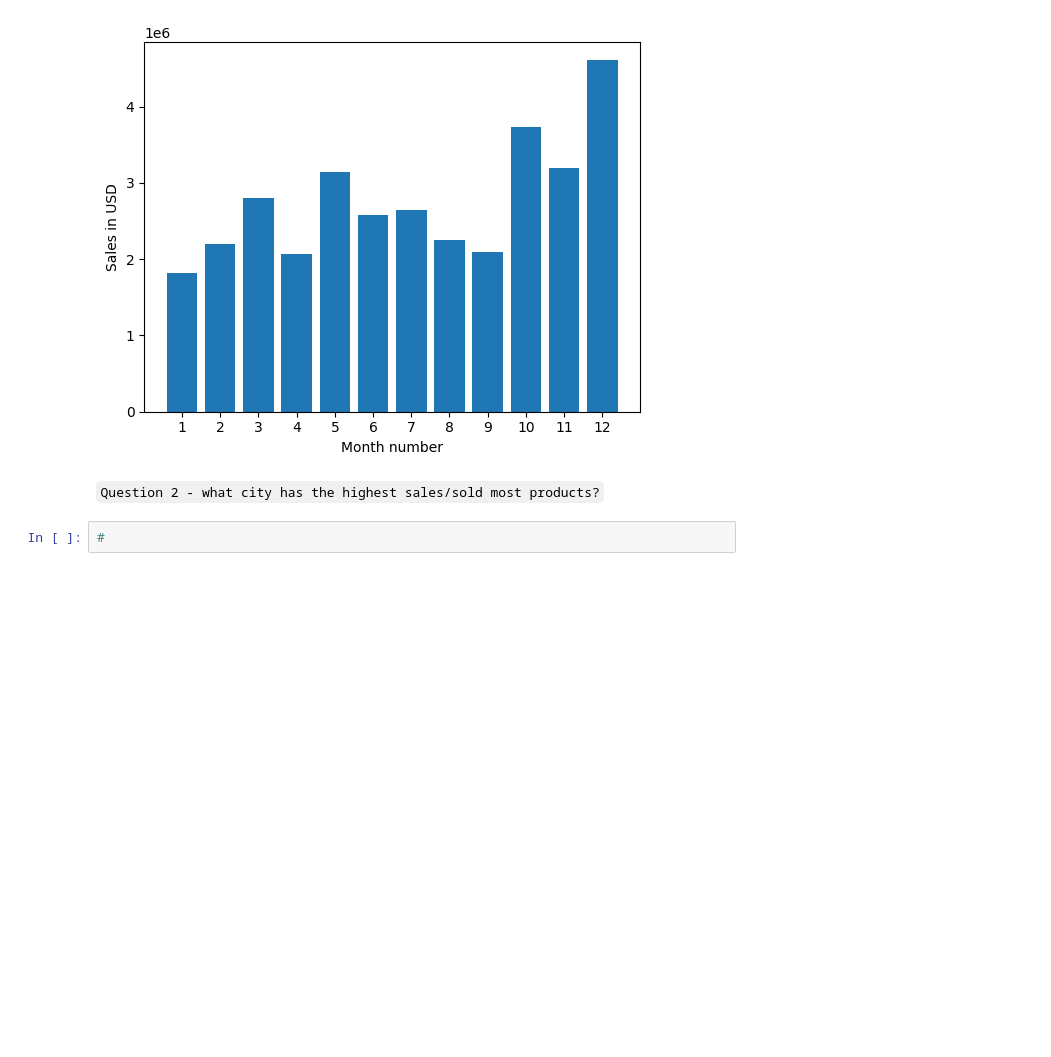
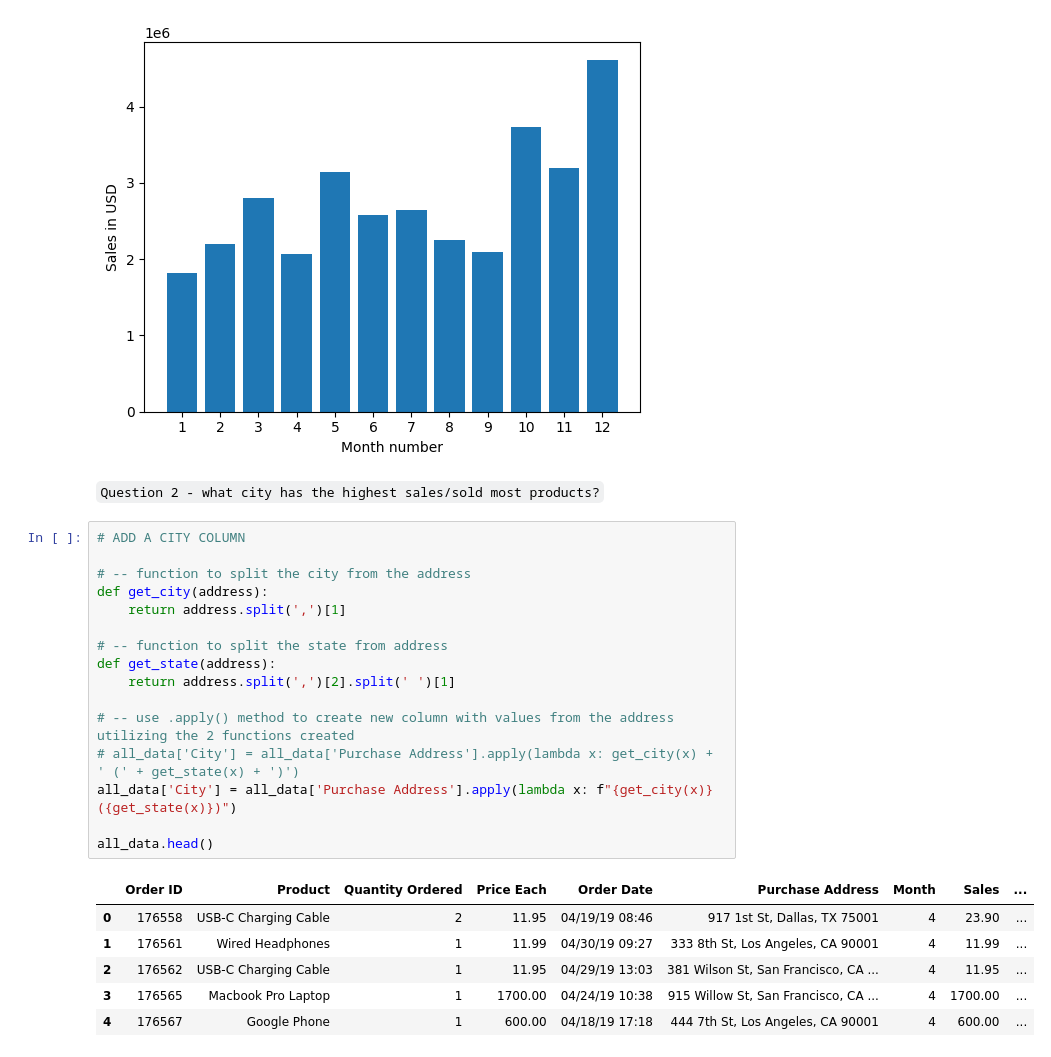
Before and after one commit to marvinraj/all-ai, a Jupyter notebook: all-pandas/projects/real-world-data-science-tasks/analysis.ipynb, the cells around one changed output. Drawn from its saved outputs; the diff is of its cells as text; blank space fills up the shorter version.

```diff
--- a/all-pandas/projects/real-world-data-science-tasks/analysis.ipynb
+++ b/all-pandas/projects/real-world-data-science-tasks/analysis.ipynb
@@ -150,5 +151,26 @@ plt.show()
 [figure]
 # %% [markdown]
 `Question 2 - what city has the highest sales/sold most products?`
-# %%
-#
+# %%
+# ADD A CITY COLUMN
+
+# -- function to split the city from the address
+def get_city(address):
+    return address.split(',')[1]
+
+# -- function to split the state from address
+def get_state(address):
+    return address.split(',')[2].split(' ')[1]
+
+# -- use .apply() method to create new column with values from the address utilizing the 2 functions created
+# all_data['City'] = all_data['Purchase Address'].apply(lambda x: get_city(x) + ' (' + get_state(x) + ')')
+all_data['City'] = all_data['Purchase Address'].apply(lambda x: f"{get_city(x)} ({get_state(x)})")
+
+all_data.head()
+# %% [output]
+|  | Order ID | Product | Quantity Ordered | Price Each | Order Date | Purchase Address | Month | Sales | ... |
+| 0 | 176558 | USB-C Charging Cable | 2 | 11.95 | 04/19/19 08:46 | 917 1st St, Dallas, TX 75001 | 4 | 23.90 | ... |
+| 1 | 176561 | Wired Headphones | 1 | 11.99 | 04/30/19 09:27 | 333 8th St, Los Angeles, CA 90001 | 4 | 11.99 | ... |
+| 2 | 176562 | USB-C Charging Cable | 1 | 11.95 | 04/29/19 13:03 | 381 Wilson St, San Francisco, CA ... | 4 | 11.95 | ... |
+| 3 | 176565 | Macbook Pro Laptop | 1 | 1700.00 | 04/24/19 10:38 | 915 Willow St, San Francisco, CA ... | 4 | 1700.00 | ... |
+| 4 | 176567 | Google Phone | 1 | 600.00 | 04/18/19 17:18 | 444 7th St, Los Angeles, CA 90001 | 4 | 600.00 | ... |
```
Also changed, not shown: parts of 5 cells of this notebook.
